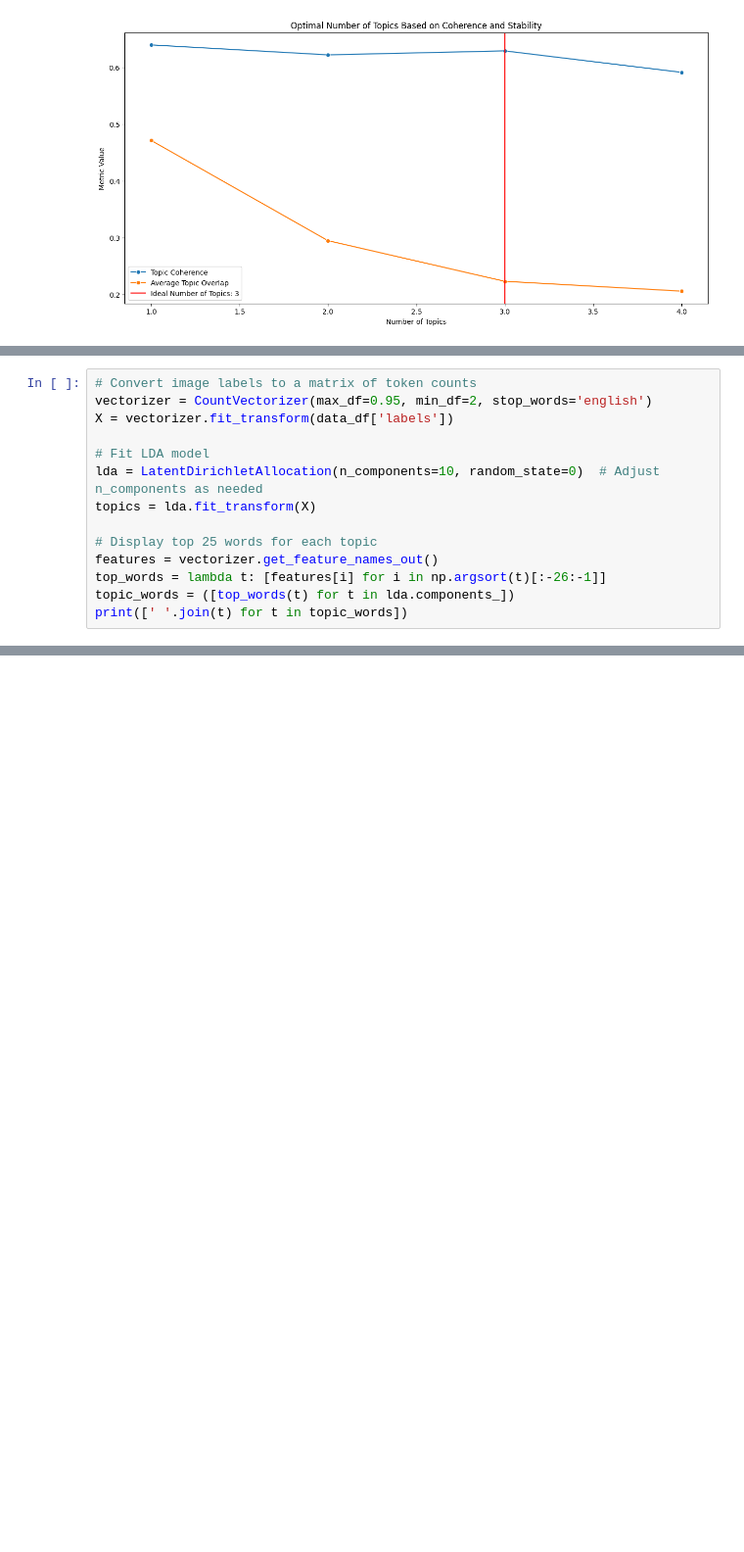
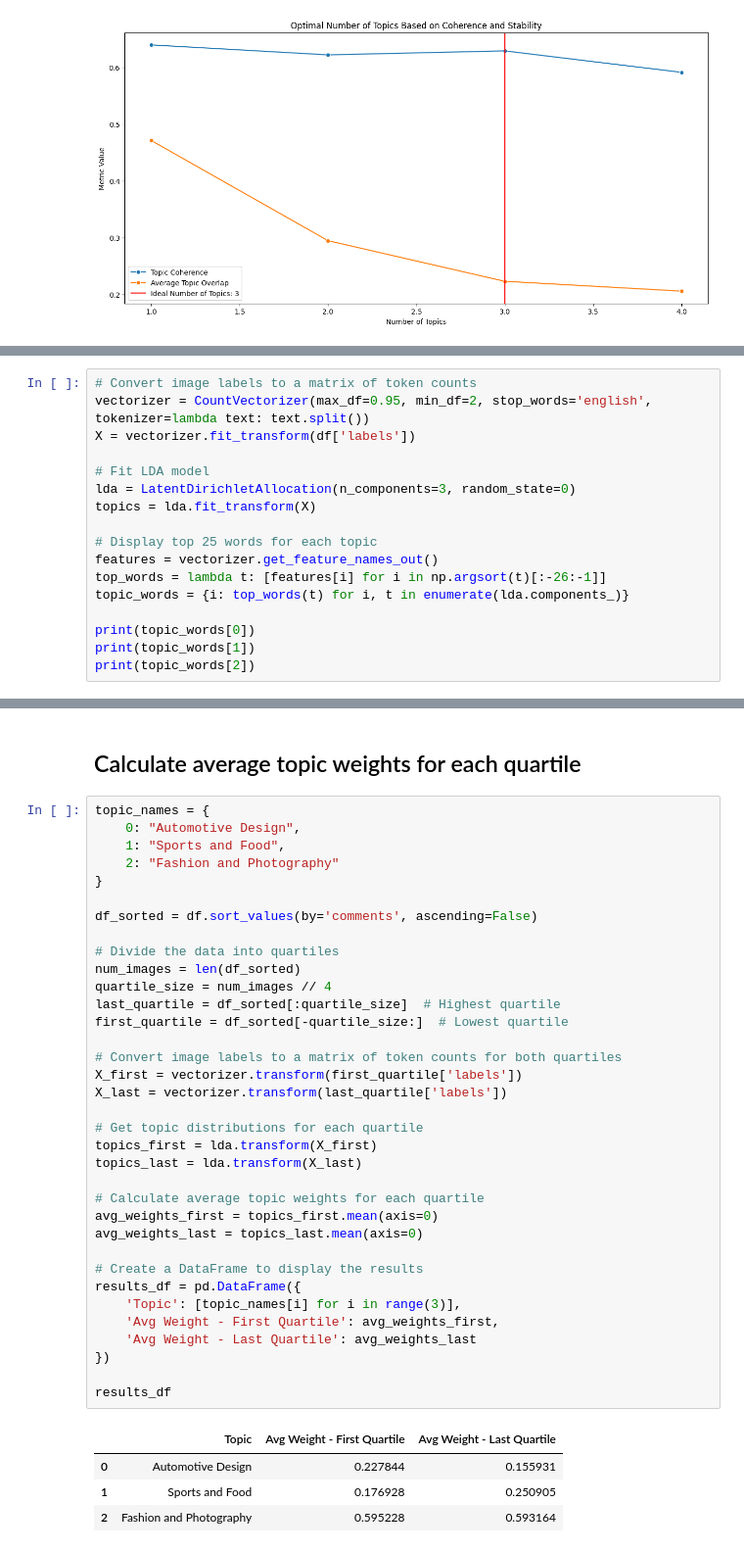
Before and after one commit to ItIsIvyLou/Social-Media-Analysis, a Jupyter notebook: Social_Media_Analysis_Project.ipynb, the cells around one changed output, grey strips where cells are left out. Shown: that part at 98% size. Saved outputs shown, nothing was run; the diff lists cells and outputs as text; blank space fills up the shorter version.

```diff
--- a/Social_Media_Analysis_Project.ipynb
+++ b/Social_Media_Analysis_Project.ipynb
@@ -207,14 +182,17 @@ plt.show()
 # %%
 # Convert image labels to a matrix of token counts
-vectorizer = CountVectorizer(max_df=0.95, min_df=2, stop_words='english')
-X = vectorizer.fit_transform(data_df['labels'])
+vectorizer = CountVectorizer(max_df=0.95, min_df=2, stop_words='english', tokenizer=lambda text: text.split())
+X = vectorizer.fit_transform(df['labels'])
 
 # Fit LDA model
-lda = LatentDirichletAllocation(n_components=10, random_state=0)  # Adjust n_components as needed
+lda = LatentDirichletAllocation(n_components=3, random_state=0)
 topics = lda.fit_transform(X)
 
 # Display top 25 words for each topic
 features = vectorizer.get_feature_names_out()
 top_words = lambda t: [features[i] for i in np.argsort(t)[:-26:-1]]
-topic_words = ([top_words(t) for t in lda.components_])
-print([' '.join(t) for t in topic_words])
+topic_words = {i: top_words(t) for i, t in enumerate(lda.components_)}
+
+print(topic_words[0])
+print(topic_words[1])
+print(topic_words[2])
@@ -239,0 +211,42 @@ print(comparison_df)
+# %% [markdown]
+## Calculate average topic weights for each quartile
+# %%
+topic_names = {
+    0: "Automotive Design",
+    1: "Sports and Food",
+    2: "Fashion and Photography"
+}
+
+df_sorted = df.sort_values(by='comments', ascending=False)
+
+# Divide the data into quartiles
+num_images = len(df_sorted)
+quartile_size = num_images // 4
+last_quartile = df_sorted[:quartile_size]  # Highest quartile
+first_quartile = df_sorted[-quartile_size:]  # Lowest quartile
+
+# Convert image labels to a matrix of token counts for both quartiles
+X_first = vectorizer.transform(first_quartile['labels'])
+X_last = vectorizer.transform(last_quartile['labels'])
+
+# Get topic distributions for each quartile
+topics_first = lda.transform(X_first)
+topics_last = lda.transform(X_last)
+
+# Calculate average topic weights for each quartile
+avg_weights_first = topics_first.mean(axis=0)
+avg_weights_last = topics_last.mean(axis=0)
+
+# Create a DataFrame to display the results
+results_df = pd.DataFrame({
+    'Topic': [topic_names[i] for i in range(3)],
+    'Avg Weight - First Quartile': avg_weights_first,
+    'Avg Weight - Last Quartile': avg_weights_last
+})
+
+results_df
+# %% [output]
+|  | Topic | Avg Weight - First Quartile | Avg Weight - Last Quartile |
+| 0 | Automotive Design | 0.227844 | 0.155931 |
+| 1 | Sports and Food | 0.176928 | 0.250905 |
+| 2 | Fashion and Photography | 0.595228 | 0.593164 |
```
Also changed, not shown: parts of 10 cells of this notebook.
